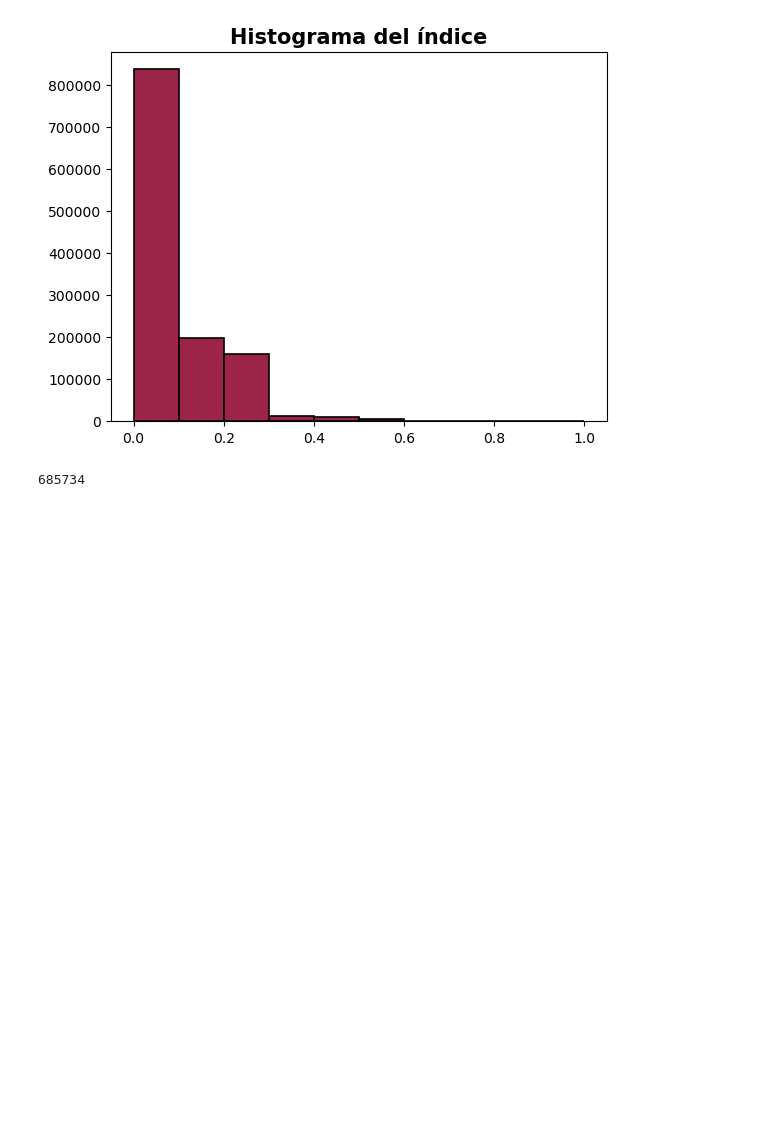
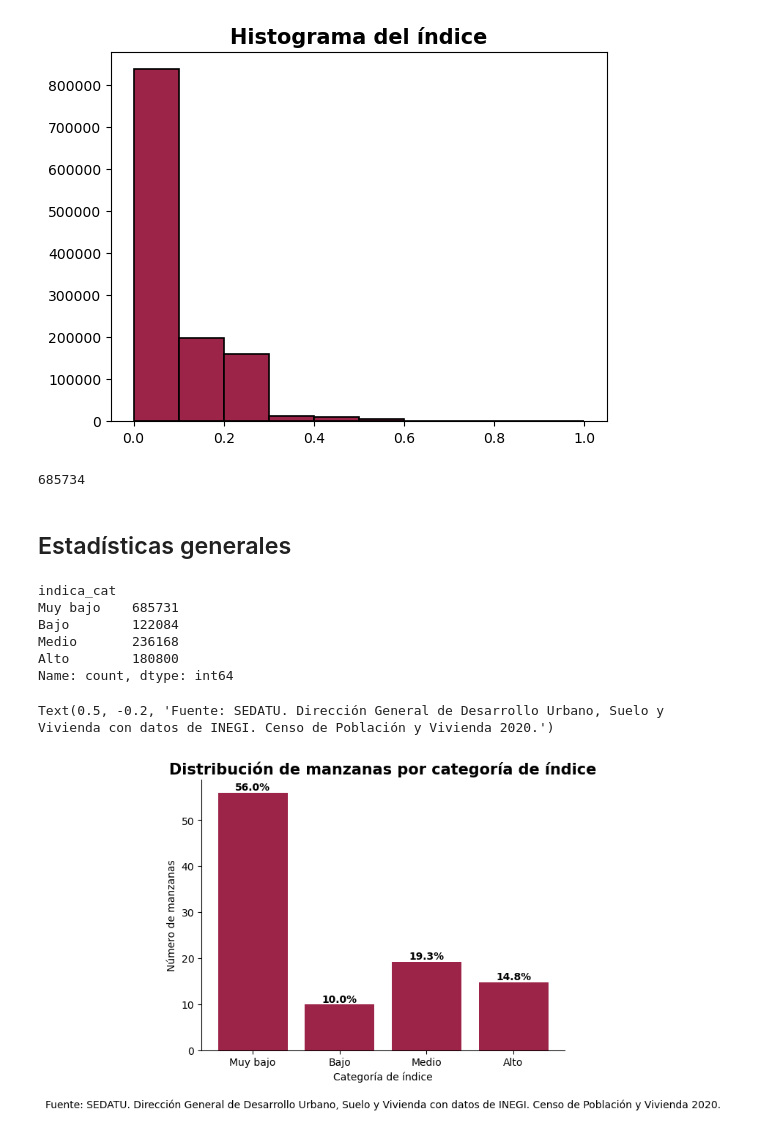
Before and after one commit to claudiodanielpc/datavivi, a Jupyter notebook: indica_infra_vivi.ipynb, the cells around one changed output. Cells and saved outputs as stored; diff of their text form; code cells hidden in the pictures; blank space fills up the shorter version.

```diff
--- a/indica_infra_vivi.ipynb
+++ b/indica_infra_vivi.ipynb
@@ -277,13 +291,3 @@ plt.text(0.5, -0.2, 'Fuente: Elaboración propia con datos de INEGI. Censo de Po
 plt.show()
 # %% [output]
 [figure]
-# %%
-min_values = df_limpia[['p_viv_sndren', 'p_viv_senergia', 'p_viv_sagua', 'vialidad_sinrec']].min()
-range_values = df_limpia[['p_viv_sndren', 'p_viv_senergia', 'p_viv_sagua', 'vialidad_sinrec']].max() - min_values
-df_limpia_norm = (df_limpia[['p_viv_sndren', 'p_viv_senergia', 'p_viv_sagua', 'vialidad_sinrec']] - min_values) / range_values
-
-# Suponiendo pesos iguales para cada indicador
-weights = [1/4] * 4
-
-# Cálculo del índice como el promedio ponderado de los indicadores normalizados
-df_limpia['slum_severity_index'] = df_limpia_norm.dot(weights)
@@ -387,3 +367,30 @@ df_limpia.to_csv('datos/indicadores_manzanas.csv',index=False)
 #         #Concatenar
 #         manzanas=gpd.GeoDataFrame(pd.concat([manzanas,manzanas_temp],axis=0))
 #
+# %% [markdown]
+## Estadísticas generales
+# %%
+order = ['Muy bajo', 'Bajo', 'Medio', 'Alto']  # Specify the desired order
+data_ordered = df_limpia['indica_cat'].value_counts().reindex(order)
+# %% [output]
+indica_cat
+Muy bajo    685731
+Bajo        122084
+Medio       236168
+Alto        180800
+Name: count, dtype: int64
+# %%
+plt.bar(data_ordered.index, data_ordered.values/data_ordered.sum()*100, color='#9d2449')
+plt.title("Distribución de manzanas por categoría de índice",fontsize=15, fontweight='bold')
+plt.ylabel('Número de manzanas')
+plt.xlabel('Categoría de índice')
+#Etiquetas en la parte superior de las barras
+for x, y in zip([0,1,2,3], (data_ordered/data_ordered.sum()*100)):
+    plt.text(x, y + 0.5, str(round(y, 1)) + '%', color='black', ha='center', fontweight='bold')
+#Eliminar borde derecho y superior
+plt.gca().spines['right'].set_visible(False)
+plt.gca().spines['top'].set_visible(False)
+plt.text(0.5, -0.2, 'Fuente: SEDATU. Dirección General de Desarrollo Urbano, Suelo y Vivienda con datos de INEGI. Censo de Población y Vivienda 2020.', fontsize=10, ha='center', va='center', transform=plt.gca().transAxes)
+# %% [output]
+Text(0.5, -0.2, 'Fuente: SEDATU. Dirección General de Desarrollo Urbano, Suelo y Vivienda con datos de INEGI. Censo de Población y Vivienda 2020.')
+[figure, added]
```
Also changed, not shown: parts of 3 cells of this notebook.
